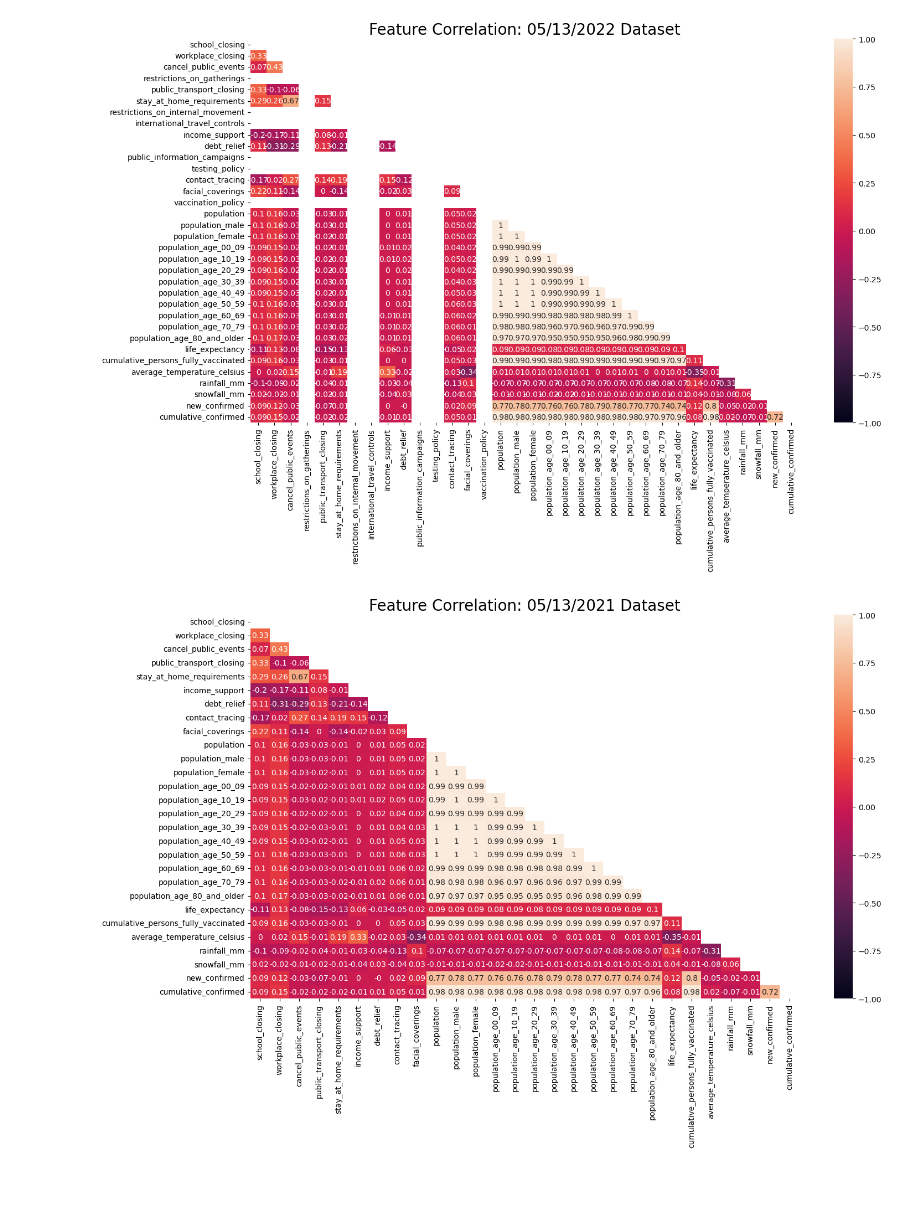
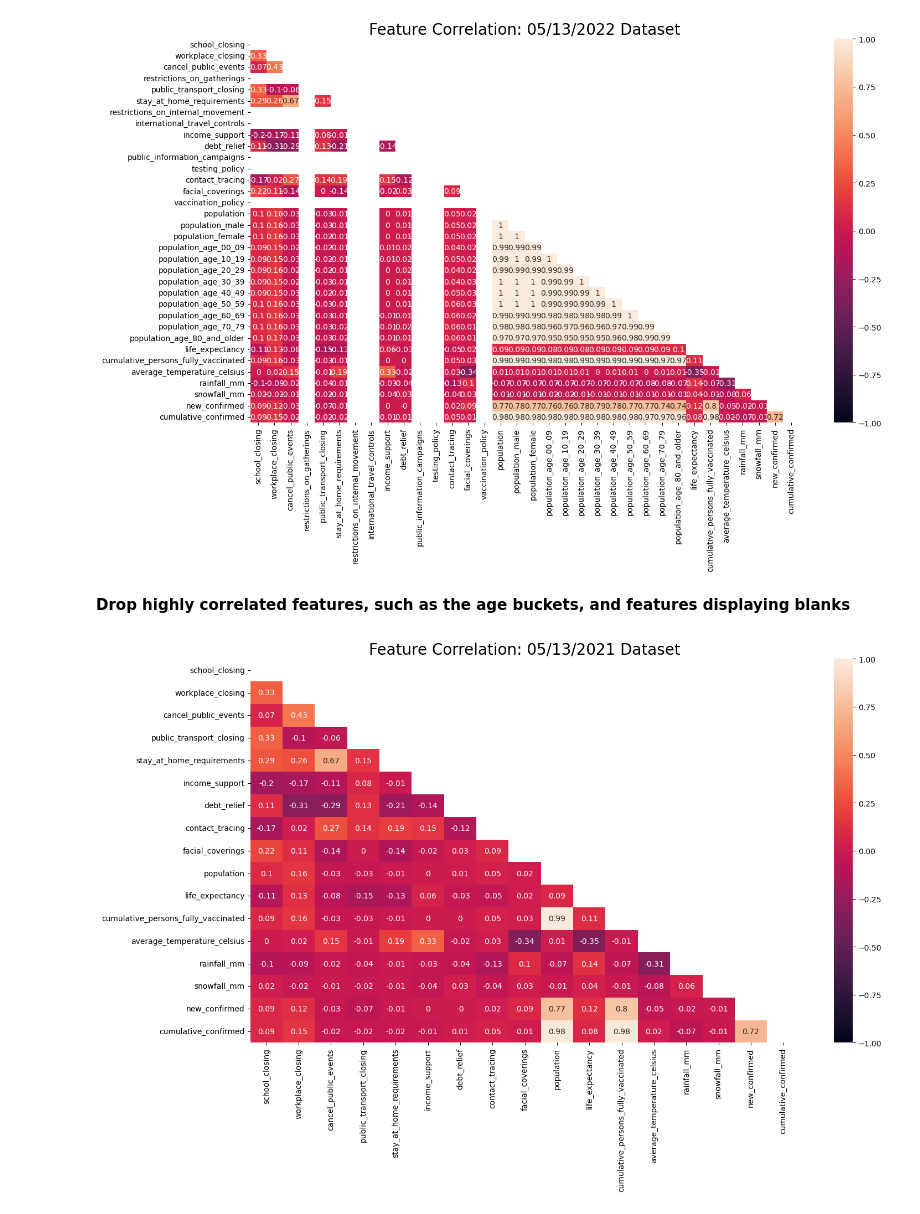
Before and after one commit to jrrrrrr0770/Covid-19-Study, a Jupyter notebook: 2_EDA.ipynb, the cells around one changed output. Drawn from its saved outputs; the diff is of its cells as text; code cells hidden in the pictures; blank space fills up the shorter version.

```diff
--- a/2_EDA.ipynb
+++ b/2_EDA.ipynb
@@ -254,23 +264,26 @@ sns.heatmap(corr,
 plt.title('Feature Correlation: 05/13/2022 Dataset', size = 20);
 # %% [output]
 [figure]
+# %% [markdown]
+**Drop highly correlated features, such as the age buckets, and features displaying blanks**
 # %%
 # Drop unnecessary features per above heatmap
 
-merged_3_corr = merged_3.drop(columns = ['Unnamed: 0', 'new_deceased', 'cumulative_deceased', 'dew_point',
-                                         'restrictions_on_internal_movement','international_travel_controls',
-                                         'public_information_campaigns', 'testing_policy', 'vaccination_policy',
-                                         'restrictions_on_gatherings'])
+merged_3_corr = merged_3.drop(columns = ['Unnamed: 0', 'new_deceased', 'cumulative_deceased', 'dew_point','restrictions_on_internal_movement',
+                                         'international_travel_controls', 'public_information_campaigns', 'testing_policy', 'vaccination_policy',
+                                         'restrictions_on_gatherings','population_male','population_female','population_age_00_09',
+                                         'population_age_10_19','population_age_20_29','population_age_30_39','population_age_40_49',
+                                         'population_age_50_59','population_age_60_69','population_age_70_79','population_age_80_and_older'])
 plt.figure(figsize = (16, 9))
 corr = round(merged_3_corr.corr(numeric_only = True), 2)
 mask = np.zeros_like(corr)
 mask[np.triu_indices_from(mask)] = True
 
 sns.heatmap(corr,
             vmin = -1,
             vmax = 1,
             mask = mask,
             annot = True);
 plt.title('Feature Correlation: 05/13/2021 Dataset', size = 20);
 # %% [output]
-[figure, old version]
+[figure, new version]
```
Also changed, not shown: parts of 28 cells of this notebook, 11 other files.
